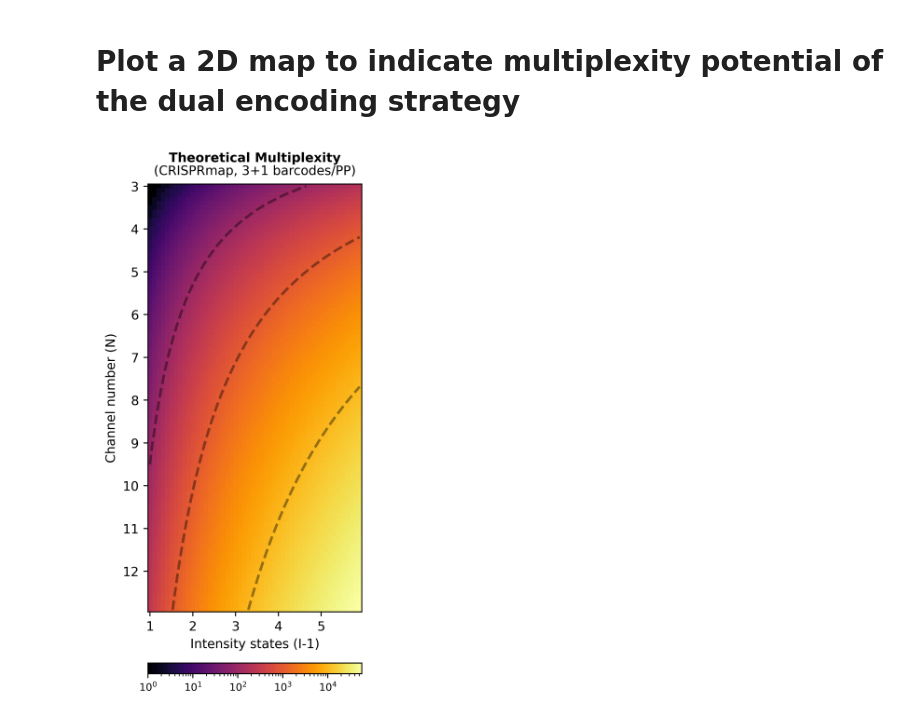
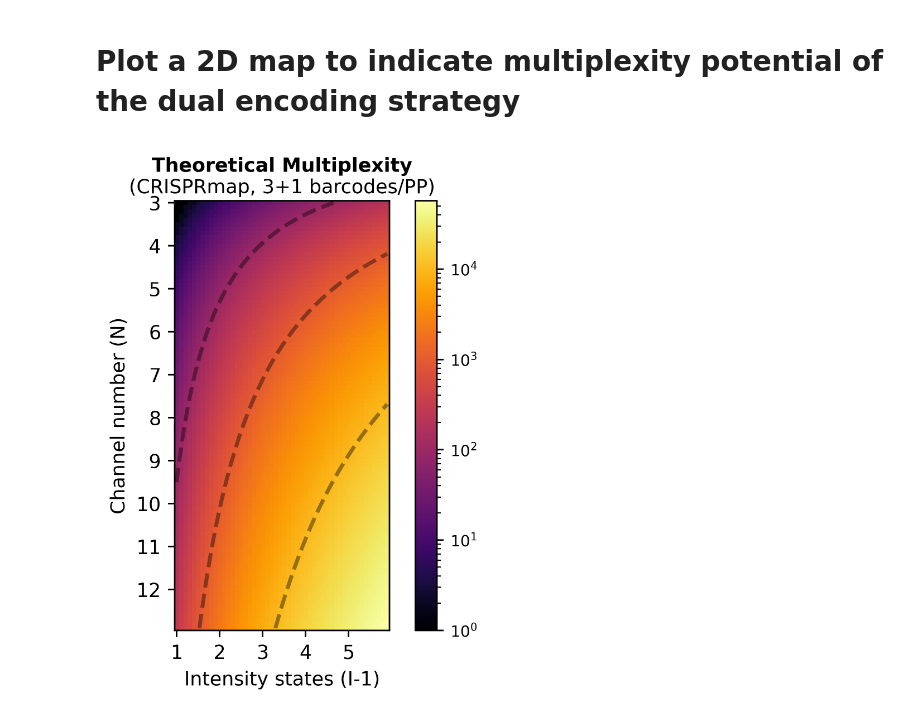
Before and after one commit to Jay4BioPZ/BBLab_MSI_codebox, a Jupyter notebook: RCA/multiplexity.ipynb, the cells around one changed output. Cells and saved outputs as stored; diff of their text form; code cells hidden in the pictures.

```diff
--- a/RCA/multiplexity.ipynb
+++ b/RCA/multiplexity.ipynb
@@ -20,31 +20,31 @@ for i, int_state in enumerate(int_states):
 # %%
 from matplotlib.colors import LogNorm
 
 # plot a heatmap with log-scaled colorbar
-plt.figure(figsize=(3, 9), dpi=500)
+plt.figure(figsize=(3, 4), dpi=500)
 plt.imshow(sim, cmap='inferno', norm=LogNorm(), interpolation='nearest')
 # place the colorbar on the bottom, horizontally
-cbar = plt.colorbar(orientation='horizontal', pad=0.08)
+cbar = plt.colorbar(orientation='vertical', pad=0.08)
 # cbar.ax.xaxis.set_label_position('top')
 cbar.ax.xaxis.set_ticks_position('bottom')
 cbar.ax.xaxis.set_tick_params(labelsize=8)
 cbar.ax.tick_params(labelsize=8)
 # set x and y ticks, show only every 10th tick
 plt.yticks(np.arange(0, len(chn_num), 10), chn_num[::10].astype(int))
 plt.xticks(np.arange(0, len(int_states), 10), int_states[::10].astype(int))
 
 plt.xlabel('Intensity states (I-1)')
 plt.ylabel('Channel number (N)')
 # set title, include a padding, make part of the title bold
 # first line(bold)
-plt.text(0.5, 1.06, 'Theoretical Multiplexity', fontsize=10, fontweight='bold', ha='center', va='center', transform=plt.gca().transAxes)
+plt.text(0.5, 1.08, 'Theoretical Multiplexity', fontsize=10, fontweight='bold', ha='center', va='center', transform=plt.gca().transAxes)
 # second line
 plt.text(0.5, 1.03, '(CRISPRmap, 3+1 barcodes/PP)', fontsize=10, ha='center', va='center', transform=plt.gca().transAxes)
 
 # add contours for values 1000 and 10000
 contour_levels = [100, 1000, 10000]
 plt.contour(sim, levels=contour_levels, colors='black', linewidths=2, alpha = 0.4, linestyles='dashed')
 
 plt.show()
 # %% [output]
-[figure, old version]
+[figure, new version]
```
Also changed, not shown: 12 other files.
